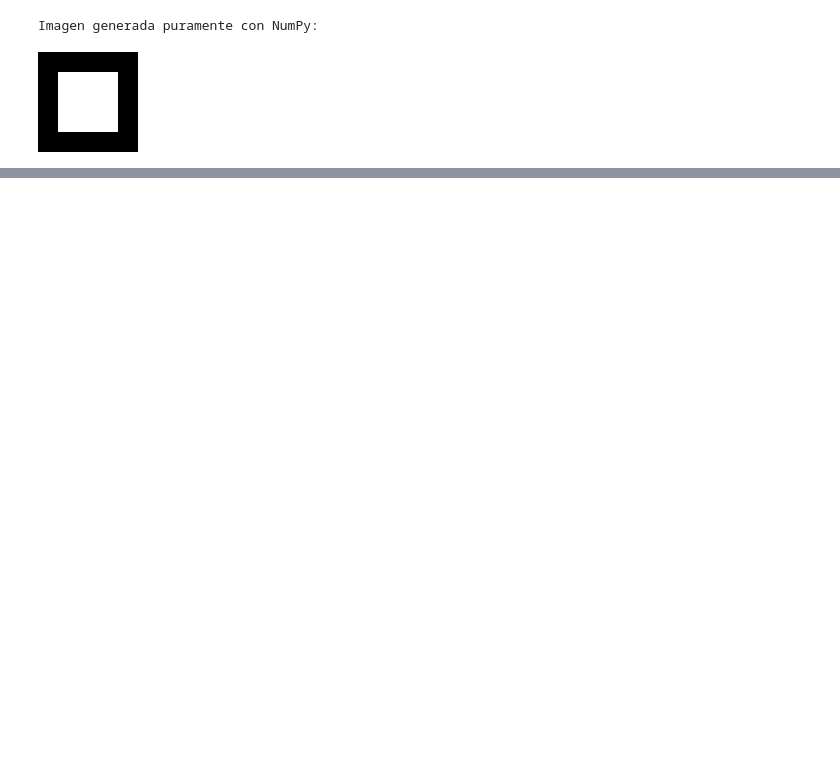
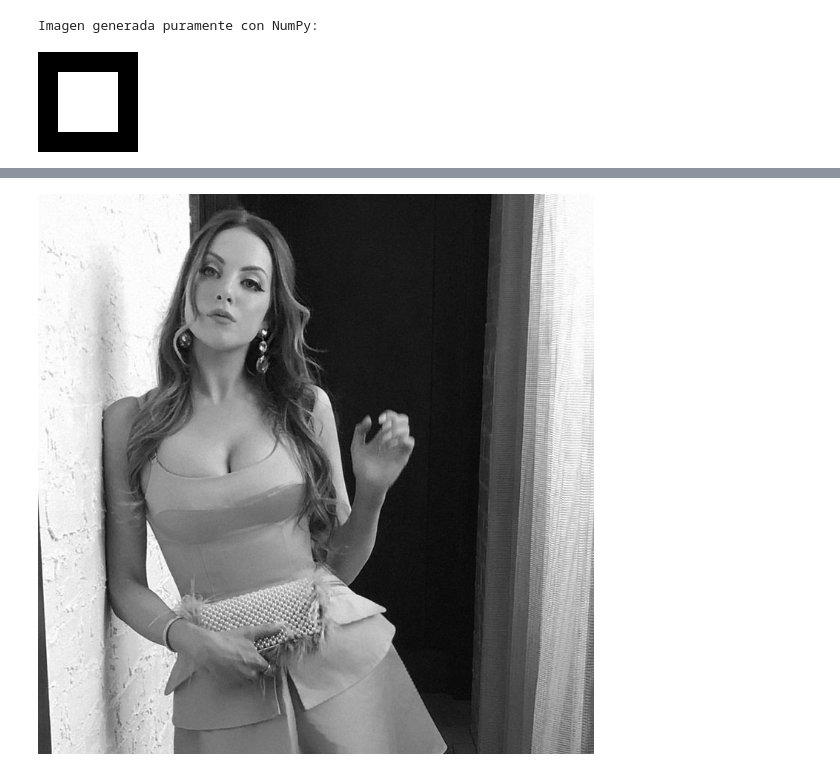
Before and after one commit to GabrielMtzSoltero/trajectoriesWorkshops, a Jupyter notebook: Trajectories_1_1.ipynb, the cells around one changed output, grey strips where cells are left out. Drawn from its saved outputs; the diff is of its cells as text; code cells hidden in the pictures; blank space fills up the shorter version.

```diff
--- a/Trajectories_1_1.ipynb
+++ b/Trajectories_1_1.ipynb
@@ -43,0 +38,5 @@ Por favor, verifica la ruta y el nombre del archivo.
+# %%
+img_liz2 = cv2.imread('liz2.jpg',cv2.IMREAD_GRAYSCALE)
+cv2_imshow(img_liz2)
+# %% [output]
+[figure, added]
```
Also changed, not shown: parts of 5 cells of this notebook.
